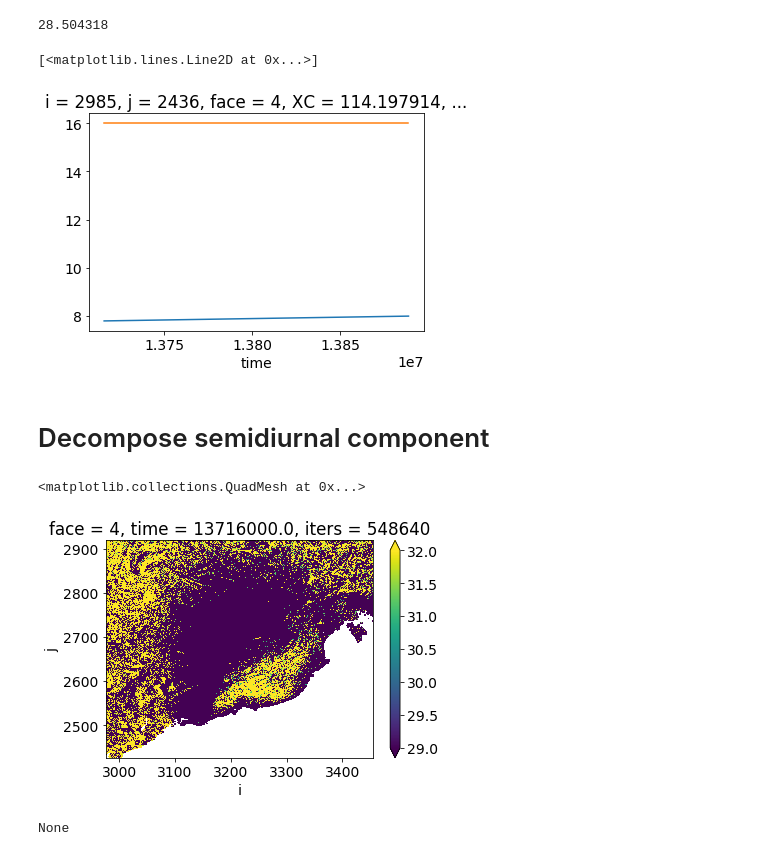
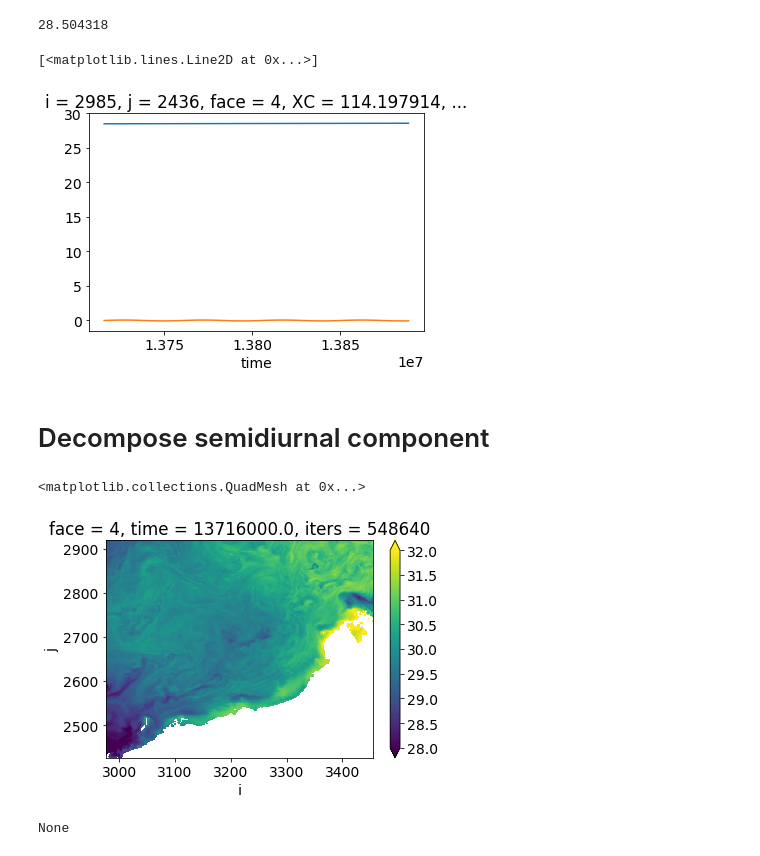
Before and after one commit to cgharo/IWSST, a Jupyter notebook: Harmonic_analysis_MITgcm.ipynb, the cells around one changed output. Drawn from its saved outputs; the diff is of its cells as text; code cells hidden in the pictures.

```diff
--- a/Harmonic_analysis_MITgcm.ipynb
+++ b/Harmonic_analysis_MITgcm.ipynb
@@ -214,9 +214,10 @@ print(sst_t_mean.values)
 # %% [output]
 28.504318
 # %%
-def get_slow_fast (v, omega=omega_M2):
+def get_slow_fast (v, omega=omega_M2, omega2=omega_M2/2):
     """ Extract the tidal signal with a harmonic analysis
     The fit looks like: v = v0 + v1 x t + sum( vi_c cos(omega x t) + vi_s sin(omega x t))
+    or:  v = v0 + v1 x t + sum( vi_c cos(omega x t) + vi_s sin(omega x t)) + sum( vi_c cos(omega2 x t) + vi_s sin(omega2 x t))
         Parameters
     ----------
         v:
@@ -224,14 +225,20 @@ def get_slow_fast (v, omega=omega_M2):
         t:
             time line in seconds
         omega:
-            tidal frequency in rad/s (M2=1.39844e-4)
+            tidal frequency in rad/s (M2 = 1.39844e-4)
+        omega2:
+            diurnal frequency in rad/s (M2/2 = 0,69922e-4)
     """
-    t = v.time/v.time.max()
+    t = v.time
     Nt = t.shape
-    Xx = [t*0.+1., t , np.cos(omega*t), np.sin(omega*t)]
-    X = np.vstack((np.ones_like(t),t,np.cos(omega*t),np.sin(omega*t)))
+    if (omega2 is not None):
+        Xx = [t*0.+1., t , np.cos(omega*t), np.sin(omega*t), np.cos(omega2*t), np.sin(omega2*t)]
+        X = np.vstack((np.ones_like(t),t,np.cos(omega*t),np.sin(omega*t),np.cos(omega2*t),np.sin(omega2*t)))
+    else:
+        X = np.vstack((np.ones_like(t),t,np.cos(omega*t),np.sin(omega*t)))
+        Xx = [t*0.+1., t , np.cos(omega*t), np.sin(omega*t)]
+
     X=X.transpose()
-
     Mx=np.linalg.inv(X.transpose().dot(X))
 
 
@@ -259,6 +266,6 @@ vslow.plot()
 vfast.plot()
 # %% [output]
 [<matplotlib.lines.Line2D at 0x...>]
-[figure, old version]
+[figure, new version]
 # %% [markdown]
 # Decompose semidiurnal component
@@ -265,9 +274,8 @@ vfast.plot()
 # %%
-vslow_semi, vfast_semi = get_slow_fast(sst2d_2days)
-vslow_semi.isel(time=0).plot(vmin=29,vmax=32)
+vslow_semi.isel(time=0).plot(vmin=28,vmax=32)
 # %% [output]
 <matplotlib.collections.QuadMesh at 0x...>
-[figure, old version]
+[figure, new version]
 # %%
 print(vslow_semi.name)
 # %% [output]
```
Also changed, not shown: parts of 22 cells of this notebook.
